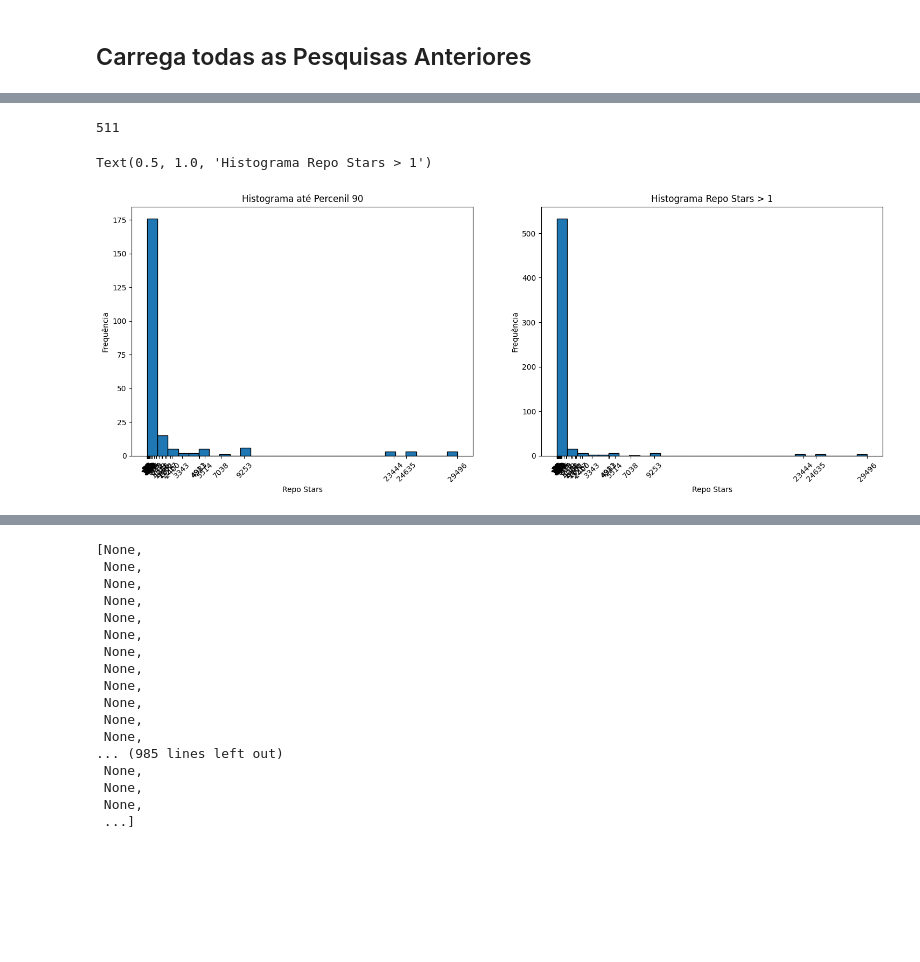
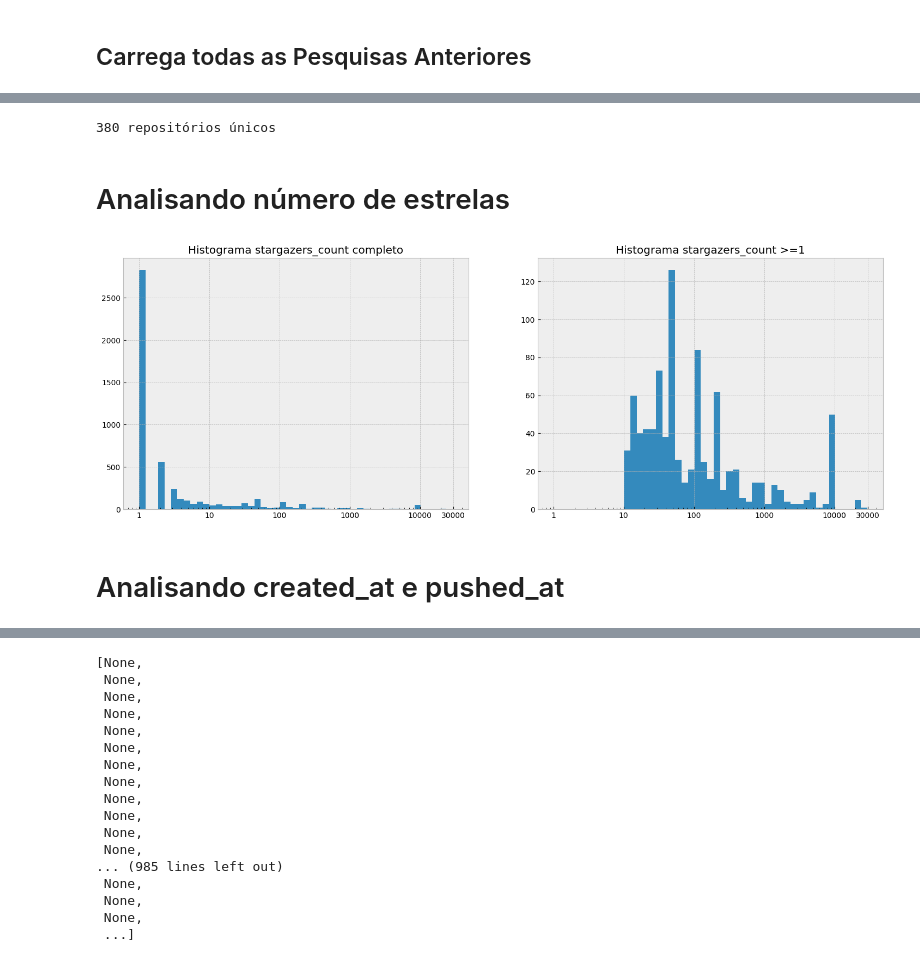
Before and after one commit to xisberto/hpa_usage, a Jupyter notebook: hpa_usage.ipynb, the cells around one changed output, grey strips where cells are left out. Drawn from its saved outputs; the diff is of its cells as text; code cells hidden in the pictures; blank space fills up the shorter version.

```diff
--- a/hpa_usage.ipynb
+++ b/hpa_usage.ipynb
@@ -15,13 +15,18 @@ import re
 import json
 import requests
 import yaml
-from datetime import datetime
+from datetime import datetime, timedelta
+from zoneinfo import ZoneInfo
+
 from joblib import Parallel, delayed
 from dotenv import dotenv_values
-from ghapi.core import GhApi, HTTP422UnprocessableEntityError
+from ghapi.core import GhApi, HTTP422UnprocessableEntityError, HTTP404NotFoundError, HTTP403ForbiddenError
+import fastcore
 import numpy as np
 import pandas as pd
 from matplotlib import pyplot as plt
+plt.style.use('bmh')
+
 import utils
 # %%
 config = {
@@ -294,25 +461,34 @@ max      29496.000000
 Name: stargazers_count, dtype: float64
 # %%
-len(filter_min_stars['repo_name'].unique())
+print(f"{filter_min_stars['repo_name'].unique().shape[0]} repositórios únicos")
 # %% [output]
-511
+380 repositórios únicos
-# %%
-fig, axes = plt.subplots(1, 2, figsize=(18, 6))
-bins=30
-# bins = np.concatenate((np.linspace(0, 50, 20), np.linspace(50, filter_outliers_items['stargazers_count'].max(), 10)))
-
-axes[0].hist(filter_outliers_items['stargazers_count'], bins=bins, edgecolor='black')
-axes[0].set_xlabel("Repo Stars")
-axes[0].set_ylabel("Frequência")
-axes[0].set_title("Histograma até Percenil 90")
-axes[0].set_xticks(filter_outliers_items['stargazers_count'].unique())
-axes[0].tick_params(axis="x", rotation=45)
-axes[1].hist(filter_min_stars['stargazers_count'], bins=bins, edgecolor='black')
-axes[1].set_xlabel("Repo Stars")
-axes[1].set_ylabel("Frequência")
-axes[1].set_xticks(filter_outliers_items['stargazers_count'].unique())
-axes[1].tick_params(axis="x", rotation=45)
-axes[1].set_title(f"Histograma Repo Stars > {min_stars}")
-# %% [output]
-Text(0.5, 1.0, 'Histograma Repo Stars > 1')
-[figure, removed]
+# %% [markdown]
+# Analisando número de estrelas
+# %%
+plt.style.use('bmh')
+fig, axes = plt.subplots(1, 2, figsize=(18, 6))
+
+data_full = items_details['stargazers_count']
+data_filter = filter_min_stars['stargazers_count']
+
+bins_full = np.logspace(0, np.log10(data_full.max() + 1), 50)
+bins_filter = np.logspace(0, np.log10(data_filter.max() + 1), 50)
+
+ticks = [1, 10, 100, 1000, 10000, 30000]
+
+axes[0].hist(data_full + 1, bins=bins_full)
+axes[0].set_xscale('log')
+axes[0].set_xticks(ticks, ticks)
+axes[0].set_title("Histograma stargazers_count completo")
+
+axes[1].hist(data_filter + 1, bins=bins_filter)
+axes[1].set_xscale('log')
+axes[1].set_xticks(ticks, ticks)
+axes[1].set_title("Histograma stargazers_count >=1")
+
+plt.show()
+# %% [output]
+[figure, added]
+# %% [markdown]
+# Analisando created_at e pushed_at
```
Also changed, not shown: parts of 28 cells of this notebook, 20 other files.
